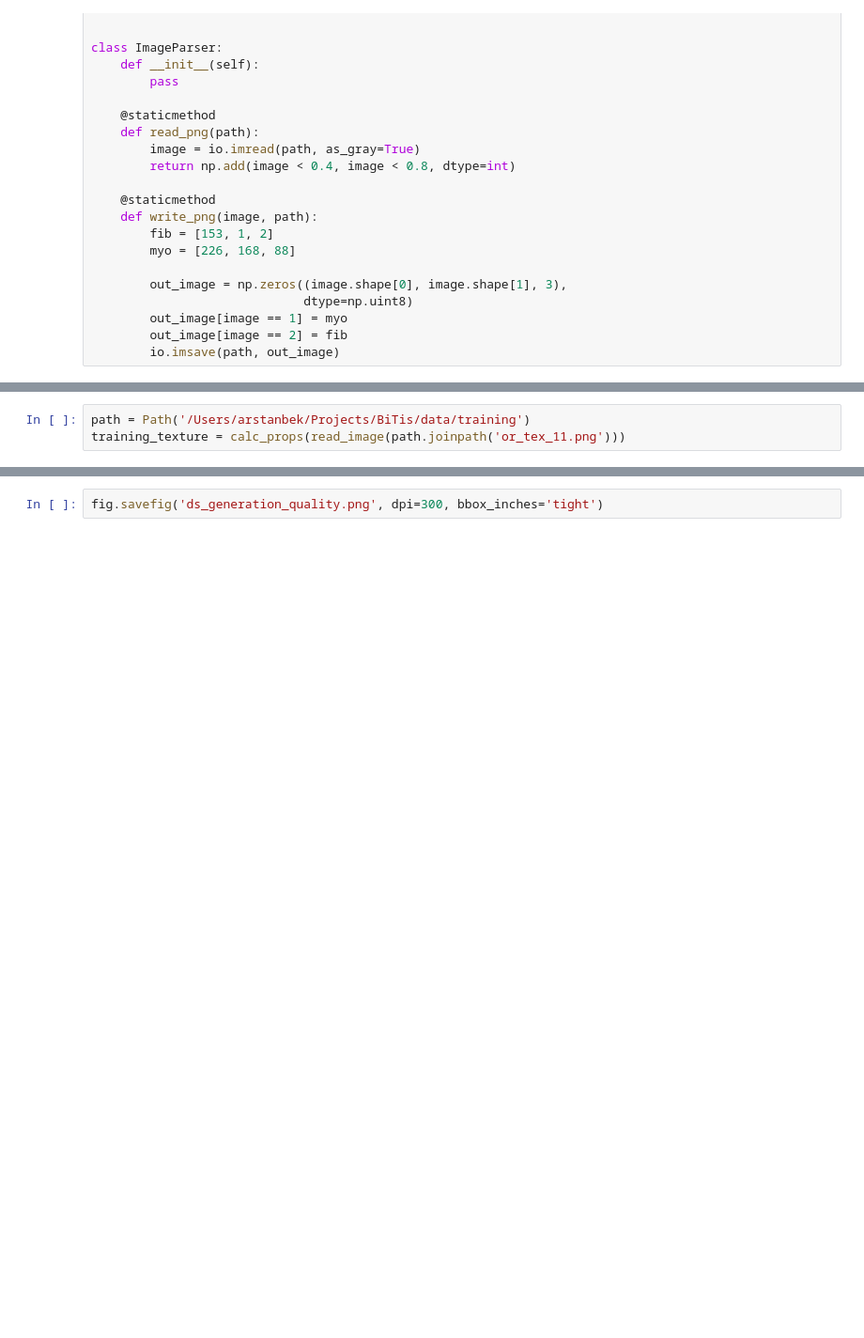
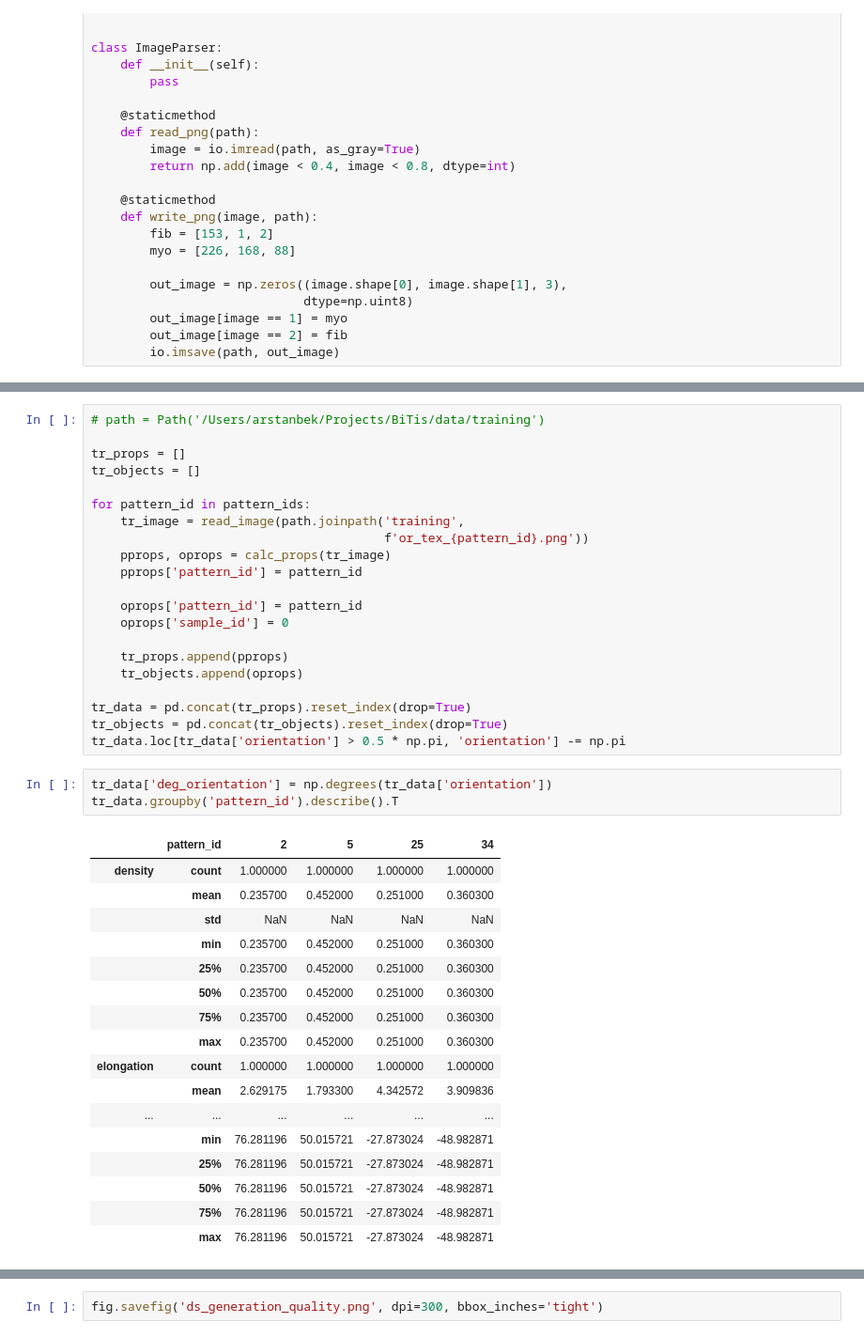
Before and after one commit to TiNezlobinsky/BiTis, a Jupyter notebook: examples/stats.ipynb, the cells around one changed output, grey strips where cells are left out. Shown at 94% size. Saved outputs shown, nothing was run; the diff lists cells and outputs as text; blank space fills up the shorter version.

```diff
--- a/examples/stats.ipynb
+++ b/examples/stats.ipynb
@@ -99,3 +129,0 @@ textures = [calc_props(read_image(path.joinpath(f'gen_tex_11_{i}.png'))) for i i
-# %%
-path = Path('/Users/arstanbek/Projects/BiTis/data/training')
-training_texture = calc_props(read_image(path.joinpath('or_tex_11.png')))
@@ -175,0 +157,42 @@ plt.show()
+# %%
+# path = Path('/Users/arstanbek/Projects/BiTis/data/training')
+
+tr_props = []
+tr_objects = []
+
+for pattern_id in pattern_ids:
+    tr_image = read_image(path.joinpath('training',
+                                        f'or_tex_{pattern_id}.png'))
+    pprops, oprops = calc_props(tr_image)
+    pprops['pattern_id'] = pattern_id
+
+    oprops['pattern_id'] = pattern_id
+    oprops['sample_id'] = 0
+
+    tr_props.append(pprops)
+    tr_objects.append(oprops)
+
+tr_data = pd.concat(tr_props).reset_index(drop=True)
+tr_objects = pd.concat(tr_objects).reset_index(drop=True)
+tr_data.loc[tr_data['orientation'] > 0.5 * np.pi, 'orientation'] -= np.pi
+# %%
+tr_data['deg_orientation'] = np.degrees(tr_data['orientation'])
+tr_data.groupby('pattern_id').describe().T
+# %% [output]
+|  | pattern_id | 2 | 5 | 25 | 34 |
+| density | count | 1.000000 | 1.000000 | 1.000000 | 1.000000 |
+|  | mean | 0.235700 | 0.452000 | 0.251000 | 0.360300 |
+|  | std | NaN | NaN | NaN | NaN |
+|  | min | 0.235700 | 0.452000 | 0.251000 | 0.360300 |
+|  | 25% | 0.235700 | 0.452000 | 0.251000 | 0.360300 |
+|  | 50% | 0.235700 | 0.452000 | 0.251000 | 0.360300 |
+|  | 75% | 0.235700 | 0.452000 | 0.251000 | 0.360300 |
+|  | max | 0.235700 | 0.452000 | 0.251000 | 0.360300 |
+| elongation | count | 1.000000 | 1.000000 | 1.000000 | 1.000000 |
+|  | mean | 2.629175 | 1.793300 | 4.342572 | 3.909836 |
+| ... | ... | ... | ... | ... | ... |
+|  | min | 76.281196 | 50.015721 | -27.873024 | -48.982871 |
+|  | 25% | 76.281196 | 50.015721 | -27.873024 | -48.982871 |
+|  | 50% | 76.281196 | 50.015721 | -27.873024 | -48.982871 |
+|  | 75% | 76.281196 | 50.015721 | -27.873024 | -48.982871 |
+|  | max | 76.281196 | 50.015721 | -27.873024 | -48.982871 |
```
Also changed, not shown: parts of 14 cells of this notebook, 9 other files.
